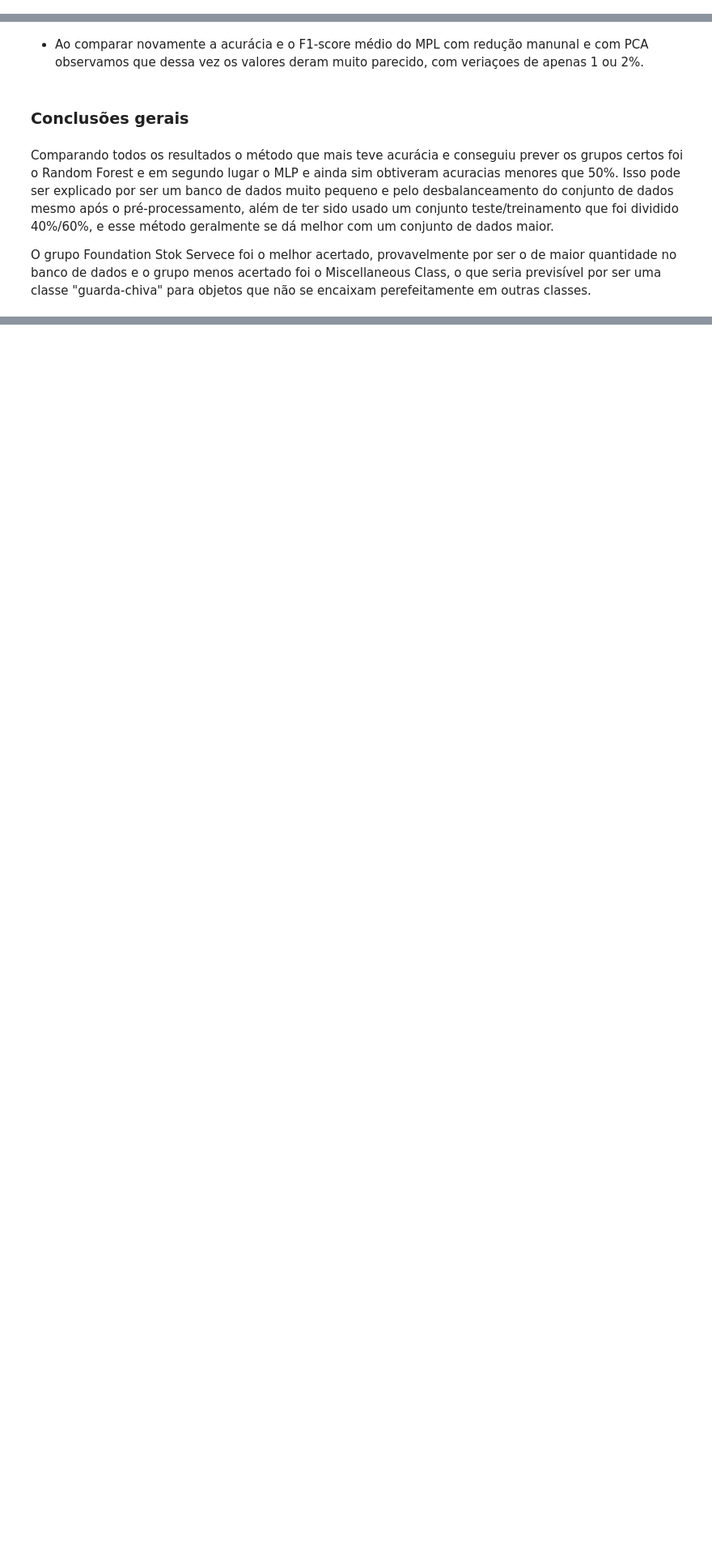
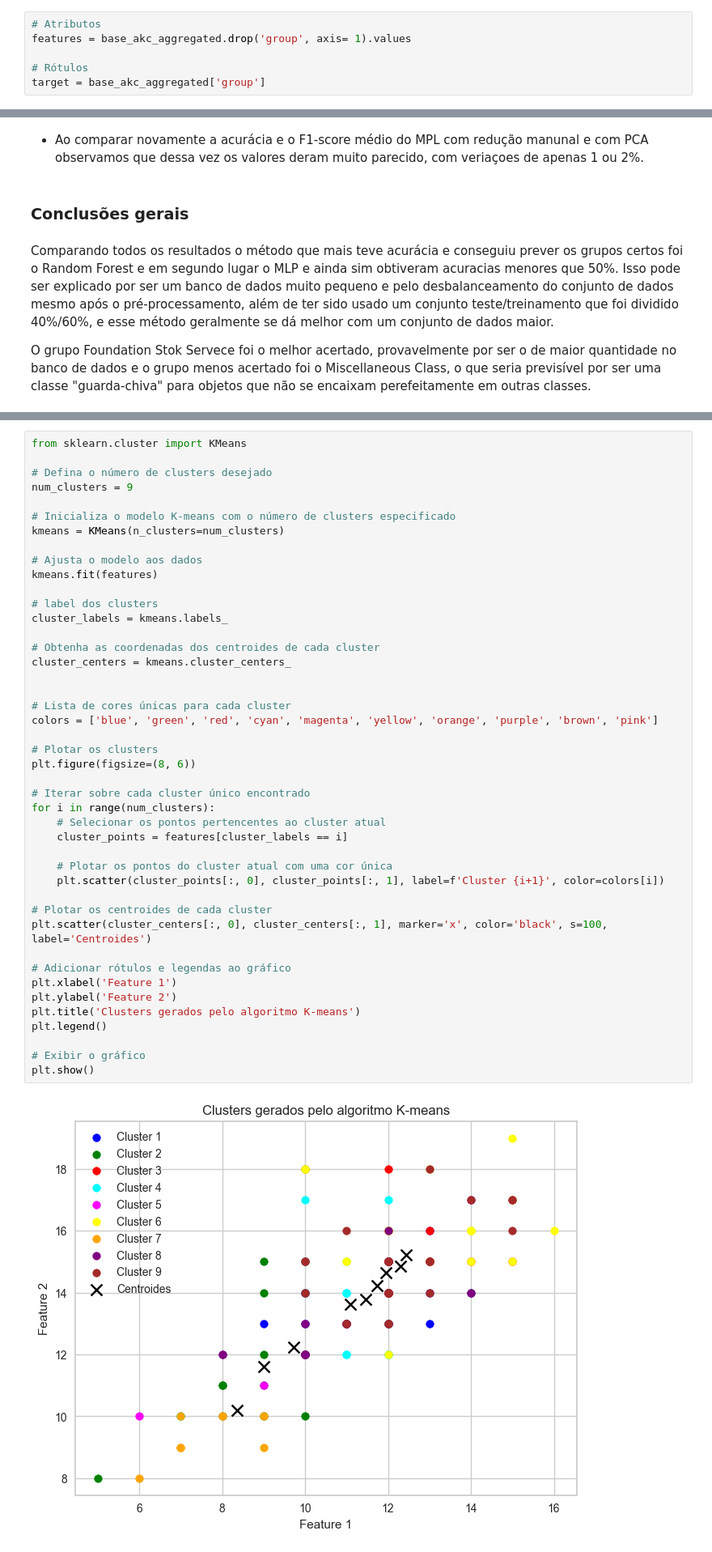
Before and after one commit to anacsantos0/Prova_IA-, a Jupyter notebook: teste.ipynb, the cells around one changed output, grey strips where cells are left out. Shown at 81% size. Cells and saved outputs as stored; diff of their text form; blank space fills up the shorter version.

```diff
--- a/teste.ipynb
+++ b/teste.ipynb
@@ -659 +635,7 @@ pd.DataFrame(pca_base_ack)
+# %%
+# Atributos
+features = base_akc_aggregated.drop('group', axis= 1).values
+
+# Rótulos
+target = base_akc_aggregated['group']
 # %%
@@ -951,0 +966,46 @@ Comparando todos os resultados o método que mais teve acurácia e conseguiu pre
+# %%
+from sklearn.cluster import KMeans
+
+# Defina o número de clusters desejado
+num_clusters = 9
+
+# Inicializa o modelo K-means com o número de clusters especificado
+kmeans = KMeans(n_clusters=num_clusters)
+
+# Ajusta o modelo aos dados
+kmeans.fit(features)
+
+# label dos clusters
+cluster_labels = kmeans.labels_
+
+# Obtenha as coordenadas dos centroides de cada cluster
+cluster_centers = kmeans.cluster_centers_
+
+
+# Lista de cores únicas para cada cluster
+colors = ['blue', 'green', 'red', 'cyan', 'magenta', 'yellow', 'orange', 'purple', 'brown', 'pink']
+
+# Plotar os clusters
+plt.figure(figsize=(8, 6))
+
+# Iterar sobre cada cluster único encontrado
+for i in range(num_clusters):
+    # Selecionar os pontos pertencentes ao cluster atual
+    cluster_points = features[cluster_labels == i]
+
+    # Plotar os pontos do cluster atual com uma cor única
+    plt.scatter(cluster_points[:, 0], cluster_points[:, 1], label=f'Cluster {i+1}', color=colors[i])
+
+# Plotar os centroides de cada cluster
+plt.scatter(cluster_centers[:, 0], cluster_centers[:, 1], marker='x', color='black', s=100, label='Centroides')
+
+# Adicionar rótulos e legendas ao gráfico
+plt.xlabel('Feature 1')
+plt.ylabel('Feature 2')
+plt.title('Clusters gerados pelo algoritmo K-means')
+plt.legend()
+
+# Exibir o gráfico
+plt.show()
+# %% [output]
+[figure, added]
```
Also changed, not shown: parts of 34 cells of this notebook, 3 other files.
